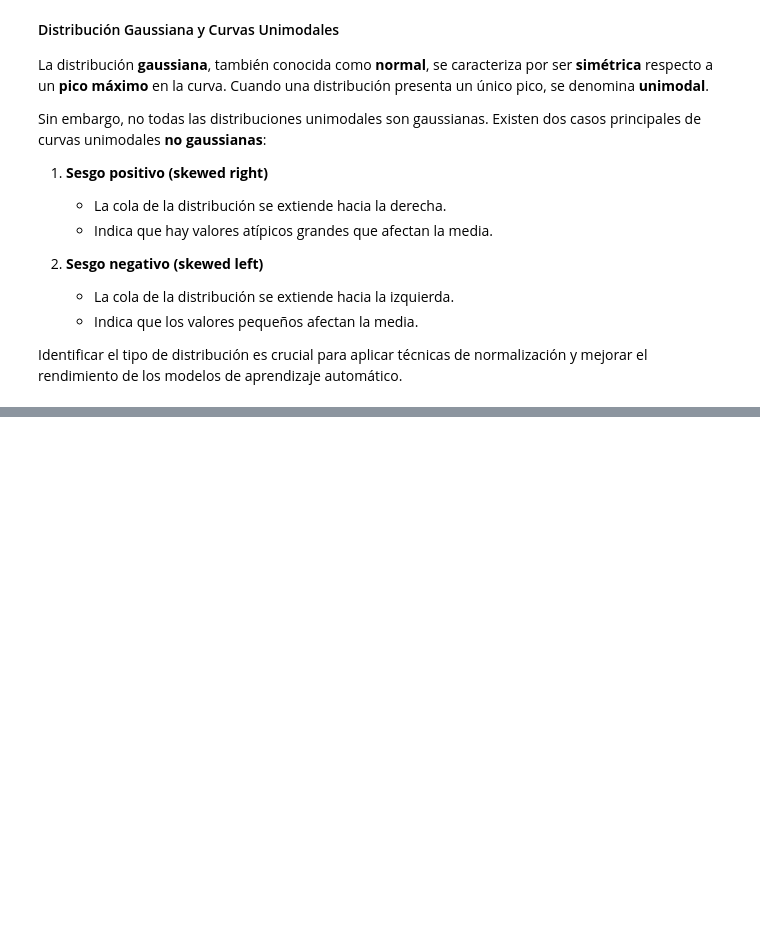
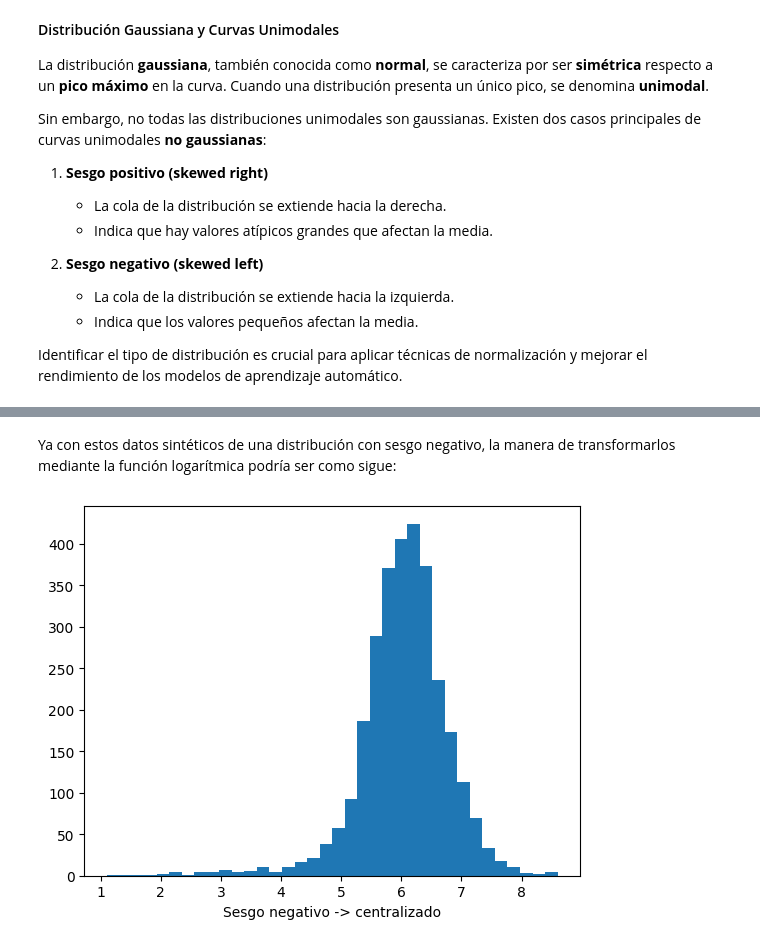
Before and after one commit to jonathan-villavi/tec-data-science, a Jupyter notebook: C6_Machine_Learning/C6_SC3_AprendizajeSupervisado/AprendizajeSupervisado.ipynb, the cells around one changed output, grey strips where cells are left out. Saved outputs shown, nothing was run; the diff lists cells and outputs as text; code cells hidden in the pictures; blank space fills up the shorter version.

```diff
--- a/C6_Machine_Learning/C6_SC3_AprendizajeSupervisado/AprendizajeSupervisado.ipynb
+++ b/C6_Machine_Learning/C6_SC3_AprendizajeSupervisado/AprendizajeSupervisado.ipynb
@@ -449,0 +517,10 @@ Identificar el tipo de distribución es crucial para aplicar técnicas de normal
+# %% [markdown]
+Ya con estos datos sintéticos de una distribución con sesgo negativo, la manera de transformarlos mediante la función logarítmica podría ser como sigue:
+# %%
+x2new = np.log(1 - x2)
+
+plt.hist(x2new, bins=36)
+plt.xlabel("Sesgo negativo -> centralizado")
+plt.show()
+# %% [output]
+[figure, added]
```
Also changed, not shown: parts of 44 cells of this notebook, 2 other files.
